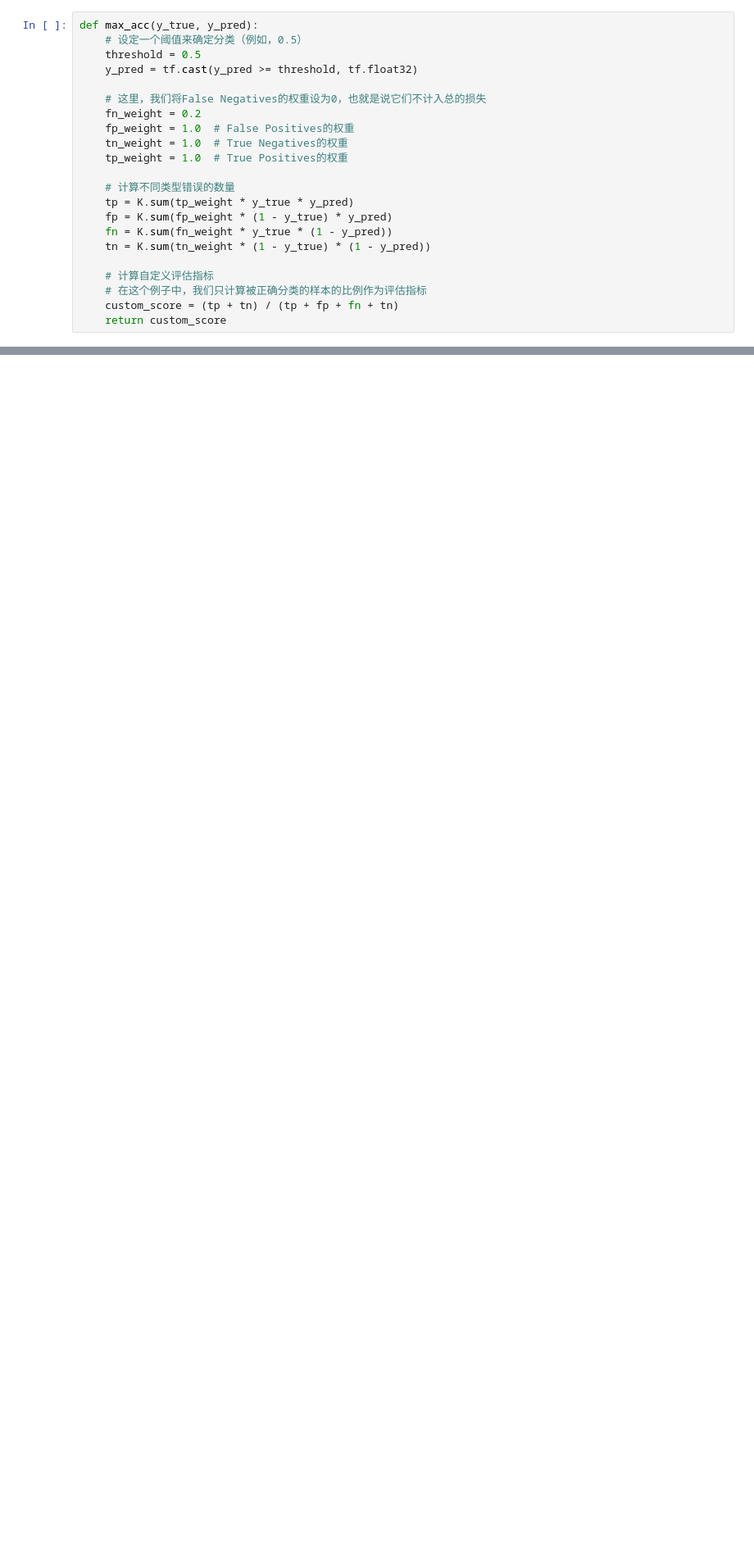
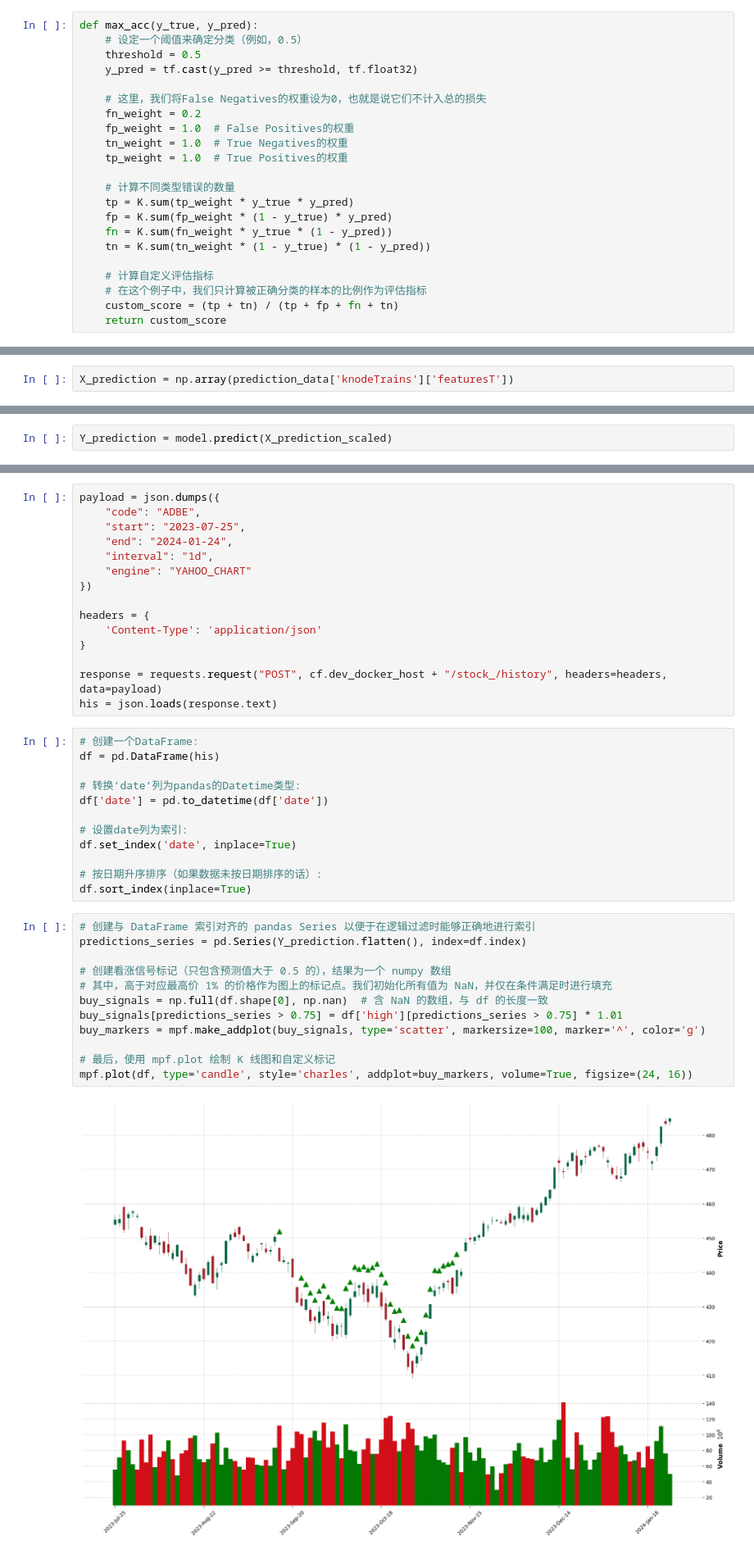
Before and after one commit to jxch-capital/capital-features-learning, a Jupyter notebook: notebooks/train.ipynb, the cells around one changed output, grey strips where cells are left out. Shown at 82% size. Saved outputs shown, nothing was run; the diff lists cells and outputs as text; blank space fills up the shorter version.

```diff
--- a/notebooks/train.ipynb
+++ b/notebooks/train.ipynb
@@ -178,0 +196,2 @@ validation_data['upSignals'].count(0)
+# %%
+X_prediction = np.array(prediction_data['knodeTrains']['featuresT'])
@@ -178,0 +203,2 @@ validation_data['upSignals'].count(0)
+# %%
+Y_prediction = model.predict(X_prediction_scaled)
@@ -178,0 +213,41 @@ validation_data['upSignals'].count(0)
+# %%
+payload = json.dumps({
+    "code": "ADBE",
+    "start": "2023-07-25",
+    "end": "2024-01-24",
+    "interval": "1d",
+    "engine": "YAHOO_CHART"
+})
+
+headers = {
+    'Content-Type': 'application/json'
+}
+
+response = requests.request("POST", cf.dev_docker_host + "/stock_/history", headers=headers, data=payload)
+his = json.loads(response.text)
+# %%
+# 创建一个DataFrame:
+df = pd.DataFrame(his)
+
+# 转换’date’列为pandas的Datetime类型:
+df['date'] = pd.to_datetime(df['date'])
+
+# 设置date列为索引:
+df.set_index('date', inplace=True)
+
+# 按日期升序排序（如果数据未按日期排序的话）:
+df.sort_index(inplace=True)
+# %%
+# 创建与 DataFrame 索引对齐的 pandas Series 以便于在逻辑过滤时能够正确地进行索引
+predictions_series = pd.Series(Y_prediction.flatten(), index=df.index)
+
+# 创建看涨信号标记（只包含预测值大于 0.5 的），结果为一个 numpy 数组
+# 其中，高于对应最高价 1% 的价格作为图上的标记点。我们初始化所有值为 NaN，并仅在条件满足时进行填充
+buy_signals = np.full(df.shape[0], np.nan)  # 含 NaN 的数组，与 df 的长度一致
+buy_signals[predictions_series > 0.75] = df['high'][predictions_series > 0.75] * 1.01
+buy_markers = mpf.make_addplot(buy_signals, type='scatter', markersize=100, marker='^', color='g')
+
+# 最后，使用 mpf.plot 绘制 K 线图和自定义标记
+mpf.plot(df, type='candle', style='charles', addplot=buy_markers, volume=True, figsize=(24, 16))
+# %% [output]
+[figure, added]
```
Also changed, not shown: parts of 18 cells of this notebook, 1 other file.
